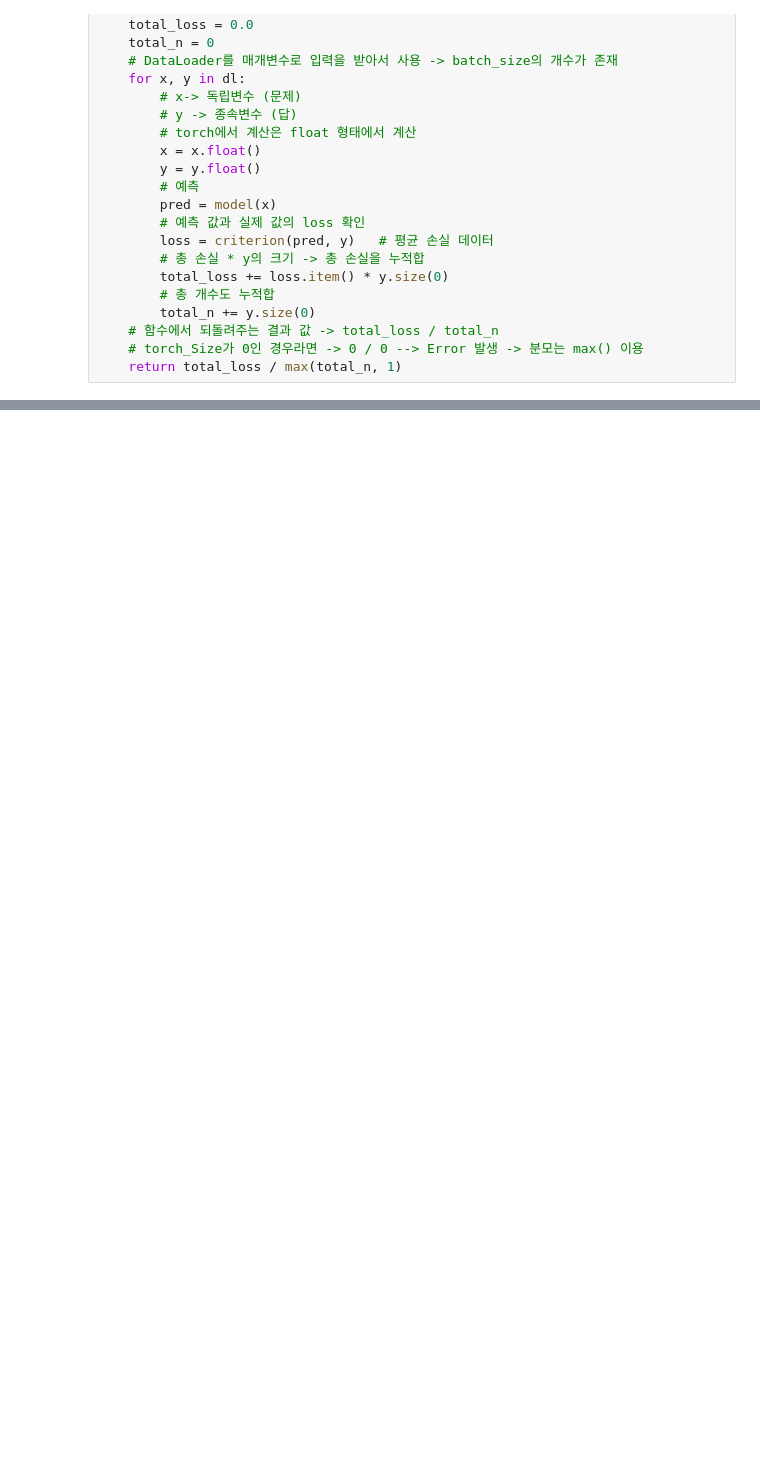
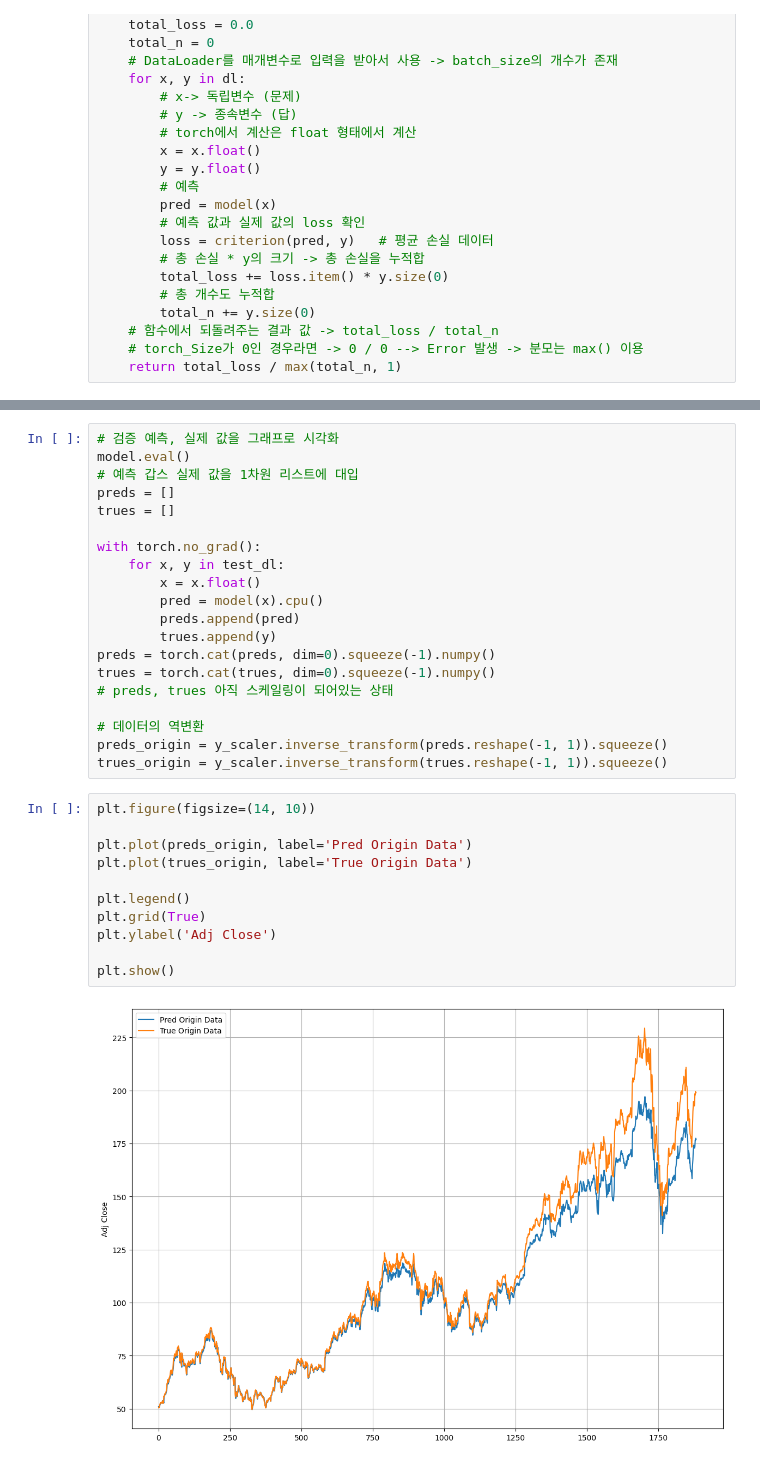
Before and after one commit to JungHyun7/multicam, a Jupyter notebook: 20251016/01_LSTM.ipynb, the cells around one changed output, grey strips where cells are left out. Cells and saved outputs as stored; diff of their text form; blank space fills up the shorter version.

```diff
--- a/20251016/01_LSTM.ipynb
+++ b/20251016/01_LSTM.ipynb
@@ -305,0 +318,33 @@ epoch : 20, train_mse : 0.0, test_mse : 0.0522
+# %%
+# 검증 예측, 실제 값을 그래프로 시각화
+model.eval()
+# 예측 갑스 실제 값을 1차원 리스트에 대입
+preds = []
+trues = []
+
+with torch.no_grad():
+    for x, y in test_dl:
+        x = x.float()
+        pred = model(x).cpu()
+        preds.append(pred)
+        trues.append(y)
+preds = torch.cat(preds, dim=0).squeeze(-1).numpy()
+trues = torch.cat(trues, dim=0).squeeze(-1).numpy()
+# preds, trues 아직 스케일링이 되어있는 상태
+
+# 데이터의 역변환
+preds_origin = y_scaler.inverse_transform(preds.reshape(-1, 1)).squeeze()
+trues_origin = y_scaler.inverse_transform(trues.reshape(-1, 1)).squeeze()
+# %%
+plt.figure(figsize=(14, 10))
+
+plt.plot(preds_origin, label='Pred Origin Data')
+plt.plot(trues_origin, label='True Origin Data')
+
+plt.legend()
+plt.grid(True)
+plt.ylabel('Adj Close')
+
+plt.show()
+# %% [output]
+[figure, added]
```
Also changed, not shown: parts of 2 cells of this notebook.
